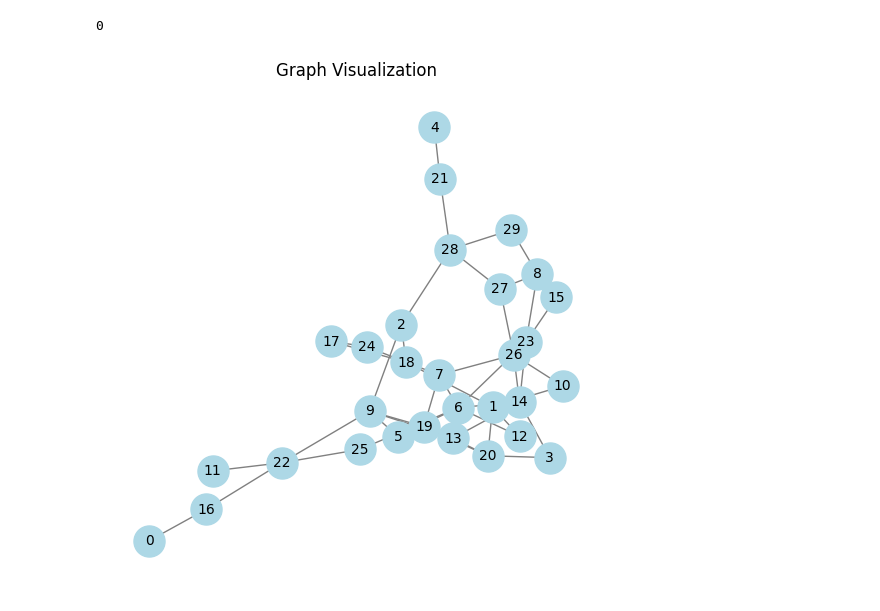
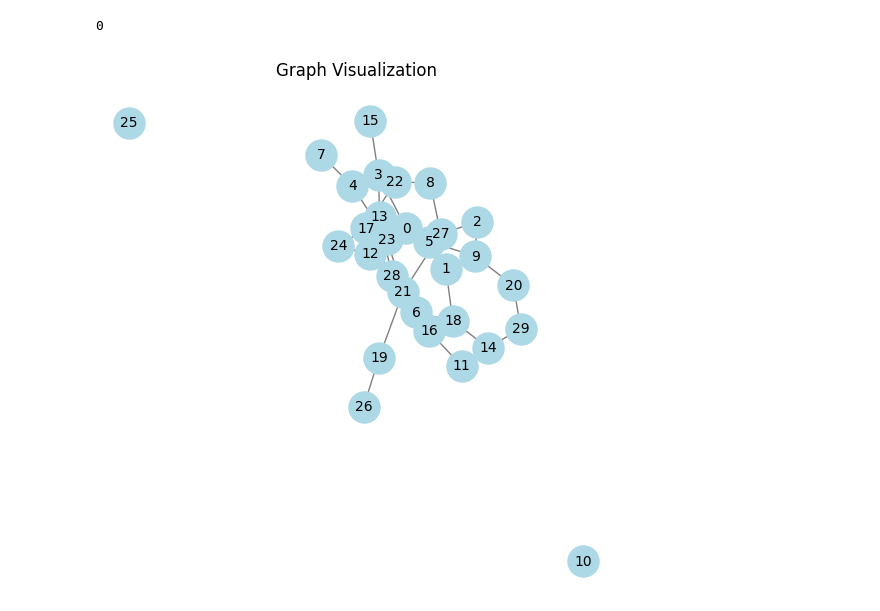
Before and after one commit to LorenzoTonet/torch_erg_experiments, a Jupyter notebook: tesi_notebook_esempi.ipynb, the cells around one changed output. Drawn from its saved outputs; the diff is of its cells as text; code cells hidden in the pictures.

```diff
--- a/tesi_notebook_esempi.ipynb
+++ b/tesi_notebook_esempi.ipynb
@@ -58,7 +60,7 @@ betas = torch.tensor([0., 0., 0.], dtype=float)
 # %%
 #parameters to touch if you want to affect convergence
 alpha = 0.002
-niter = 102
+niter = 100000
 min_change = 0.01
 update_steps = 4
 
@@ -266,6 +273,6 @@ i
 [figure]
 0
 # %%
-plot_graph(graphs[-7])
+plot_graph(graphs[-1])
 # %% [output]
-[figure, old version]
+[figure, new version]
```
Also changed, not shown: parts of 13 cells of this notebook, 4 other files.
